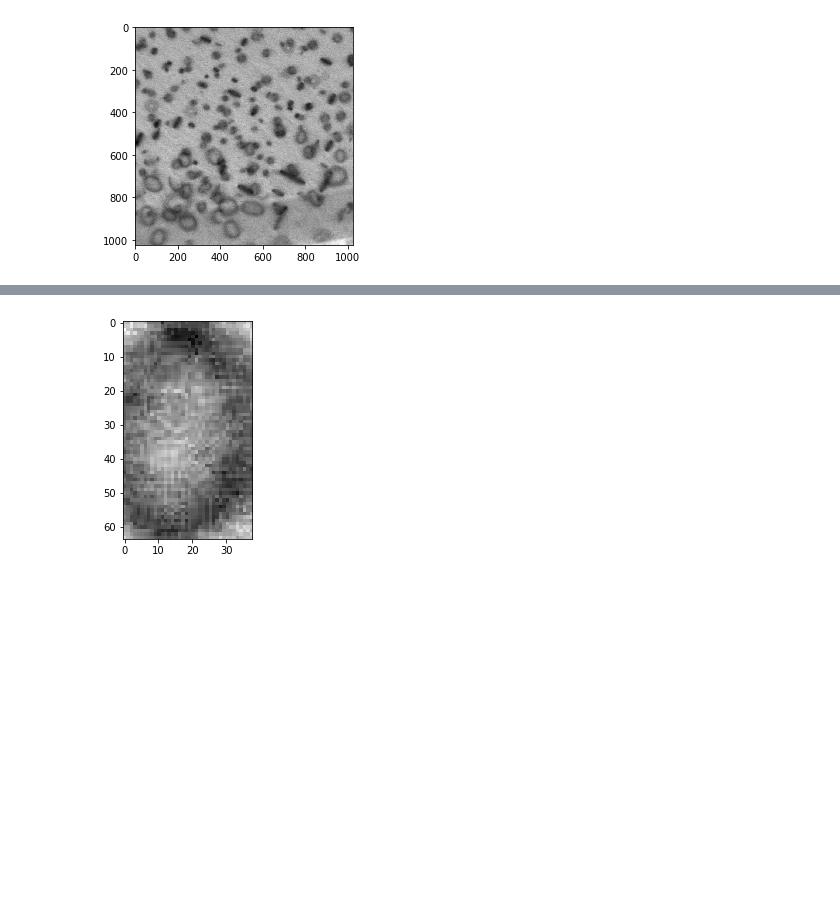
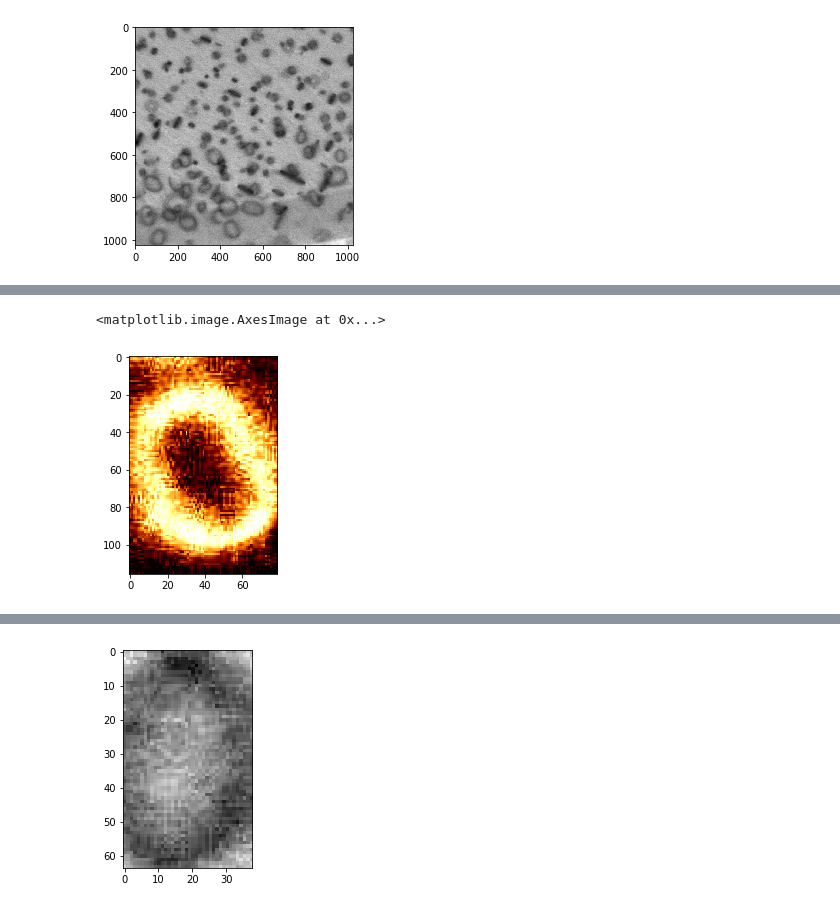
Before and after one commit to uw-cmg/Defect-Detection, a Jupyter notebook: Defect detection debug.ipynb, the cells around one changed output, grey strips where cells are left out. Saved outputs shown, nothing was run; the diff lists cells and outputs as text; code cells hidden in the pictures; blank space fills up the shorter version.

```diff
--- a/Defect detection debug.ipynb
+++ b/Defect detection debug.ipynb
@@ -179,0 +196,6 @@ plt.imshow(img_0.transpose((1,2,0))[:,:,2], cmap='gray')
+# %%
+img2 = np.max(img1) - img1
+plt.imshow(img2, cmap='afmhot')
+# %% [output]
+<matplotlib.image.AxesImage at 0x...>
+[figure, added]
```
Also changed, not shown: parts of 24 cells of this notebook.
